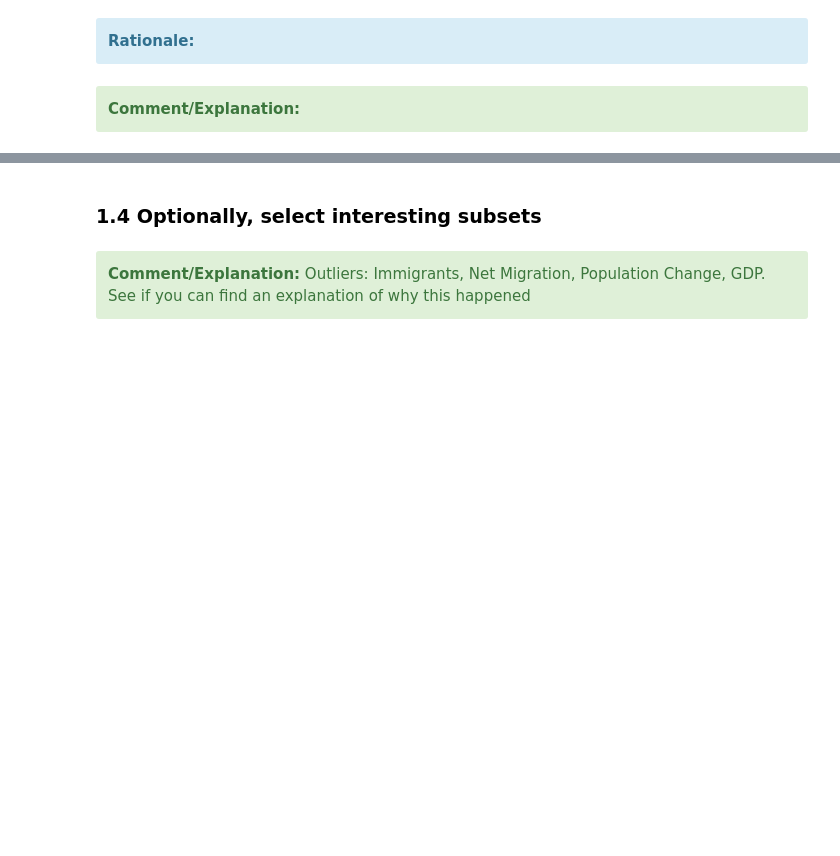
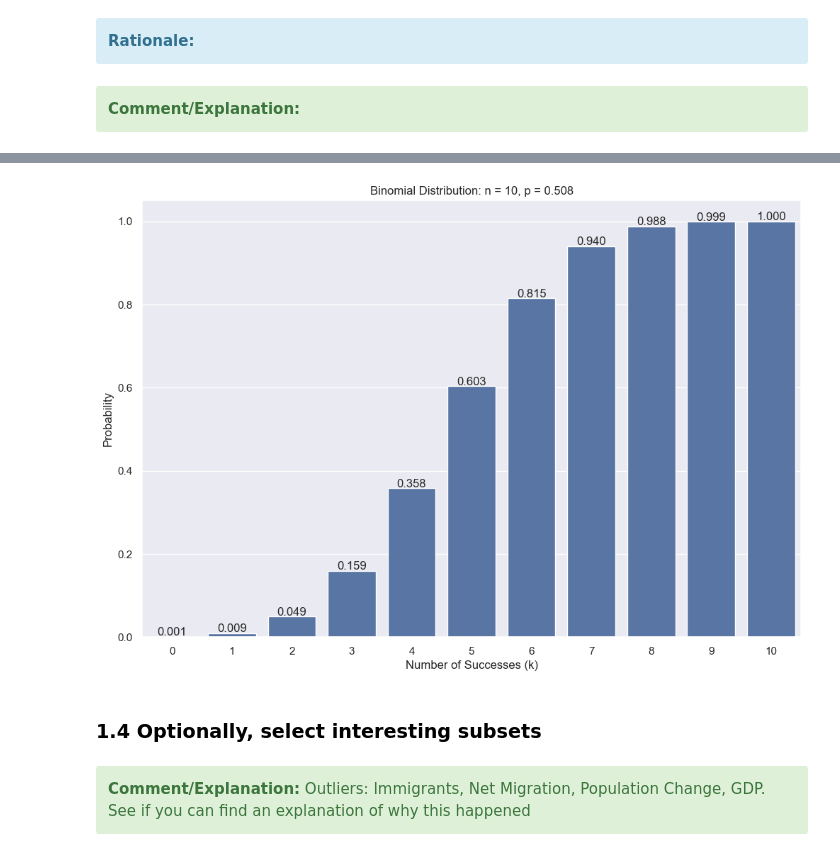
Before and after one commit to sba23014/cct_msc_data_analytics, a Jupyter notebook: s1_ca1/MSC_DA_CA1_final.ipynb, the cells around one changed output, grey strips where cells are left out. Cells and saved outputs as stored; diff of their text form; code cells hidden in the pictures; blank space fills up the shorter version.

```diff
--- a/s1_ca1/MSC_DA_CA1_final.ipynb
+++ b/s1_ca1/MSC_DA_CA1_final.ipynb
@@ -1262,3 +1322,30 @@ plt.show()
+# %%
+# Re-run my binomial function for the range of k_values & assign to new variable
+# Binomial probablity that 'Net Migration' will not be positive in 'k'  in 10 trials with a prob of success of 0.508
+cdf_range = binom.sf(k = k_range, n = 10, p = p)
+
+# Validate the sf values
+cdf_range
+# %%
+# Plot the binomial probabilities using a bar chart
+plt.figure(figsize = (12, 8))
+sns.barplot(x = k_range, y = cdf_range, color='b')
+plt.xlabel('Number of Successes (k)')
+plt.ylabel('Probability')
+plt.title('Binomial Distribution: n = 10, p = 0.508')
+
+# Add annotations for each bar containing the probability values
+for i, v in enumerate(cdf_range):
+    plt.text(i, v + 0.003, "{:.3f}".format(v), ha ='center');
+
+
+# Basically saying here that probability of observing 10 of less successes in a sample of 10 trials is 100% because
+# just 1 success meets that criteria as 1 < 10
+
+# In normal terms, the probability of observing k or less number of years with positive net migration out of a sample of 10
+# years
+# %% [output]
+[figure, added]
 # %% [markdown]
 ### 1.4 Optionally, select interesting subsets
 # %% [markdown]
```
Also changed, not shown: parts of 9 cells of this notebook, 1 other file.
